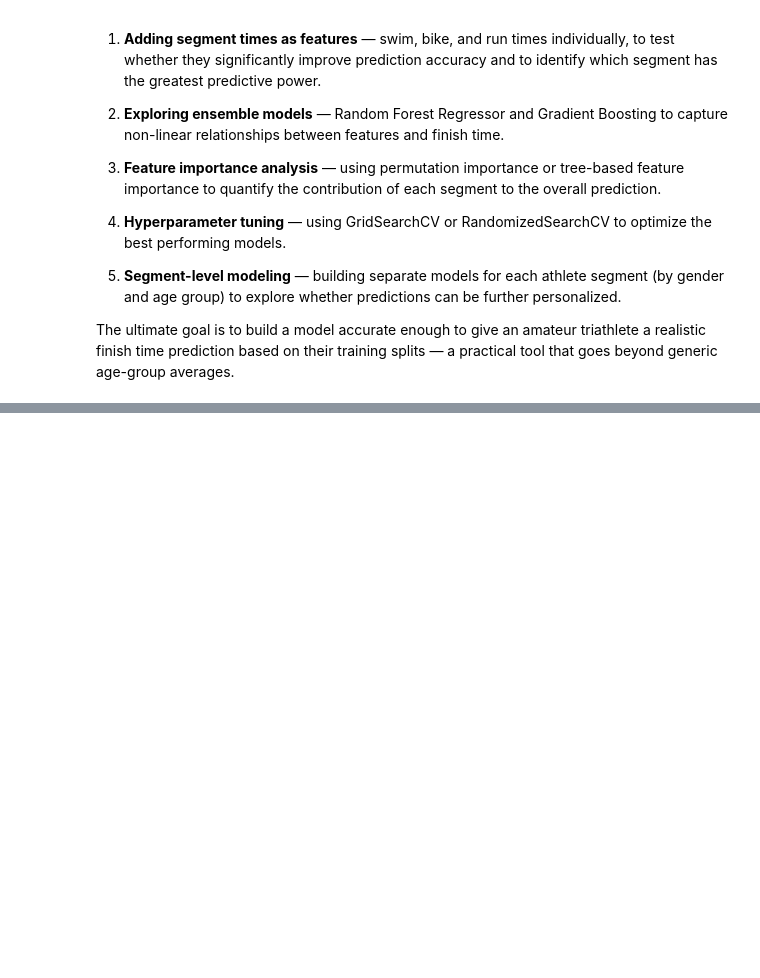
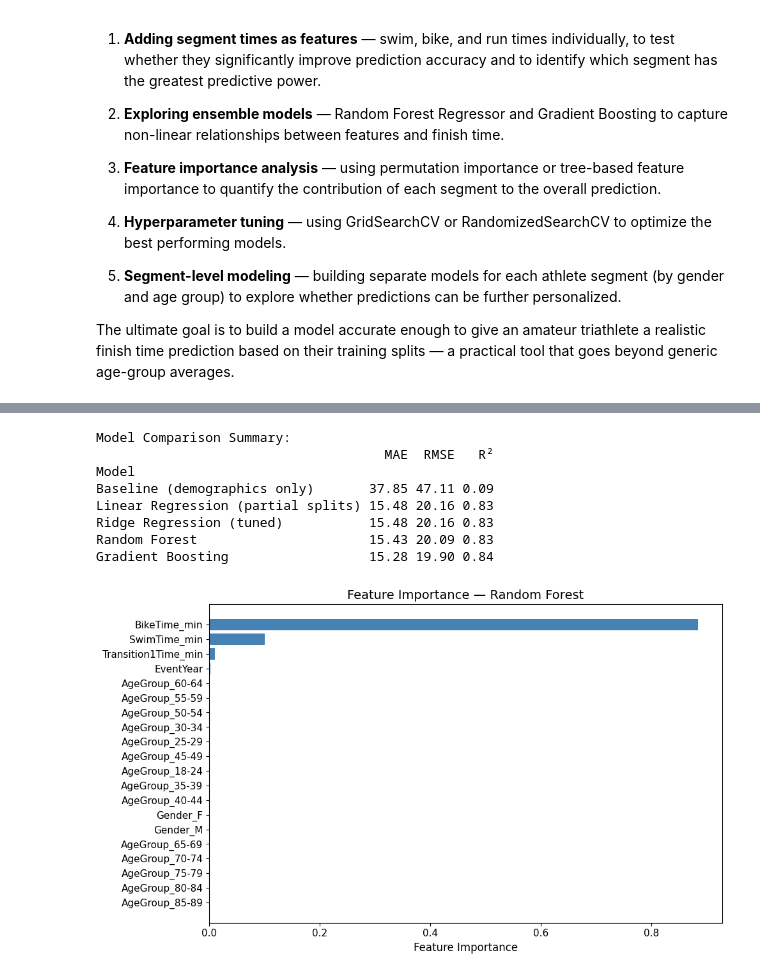
Before and after one commit to abarbancho/ironman-703-performance-analysis-capstone, a Jupyter notebook: notebooks/ironman_capstone.ipynb, the cells around one changed output, grey strips where cells are left out. Saved outputs shown, nothing was run; the diff lists cells and outputs as text; code cells hidden in the pictures; blank space fills up the shorter version.

Commit message:
Add modeling phase - Linear Regression, Ridge, Random Forest and Gradient Boosting

```diff
--- a/notebooks/ironman_capstone.ipynb
+++ b/notebooks/ironman_capstone.ipynb
@@ -930,0 +1026,18 @@ splits — a practical tool that goes beyond generic age-group averages.
+# %%
+# Linear Regression with partial splits
+lr_v2 = Pipeline([
+    ('preprocessor', preprocessor_v2),
+    ('model', LinearRegression())
+])
+
+lr_v2.fit(X_train_v2, y_train_v2)
+
+y_pred_test_v2 = lr_v2.predict(X_test_v2)
+
+results_v2 = evaluate_model('Linear Regression (partial splits)',
+                             y_test_v2, y_pred_test_v2)
+
+# Comparison with baseline
+print("\nComparison with baseline:")
+print(f"  Baseline (demographics only): R²=0.09 | RMSE=47.11 | MAE=37.85")
+print(f"  With partial splits:          R²={results_v2['R²']:.2f} | RMSE={results_v2['RMSE']:.2f} | MAE={results_v2['MAE']:.2f}")
@@ -930,0 +1147,52 @@ splits — a practical tool that goes beyond generic age-group averages.
+# %%
+# Summary table
+all_results = pd.DataFrame([
+    {'Model': 'Baseline (demographics only)', 'MAE': 37.85, 'RMSE': 47.11, 'R²': 0.09},
+    {'Model': 'Linear Regression (partial splits)', 'MAE': 15.48, 'RMSE': 20.16, 'R²': 0.8327},
+    {'Model': 'Ridge Regression (tuned)', 'MAE': 15.48, 'RMSE': 20.16, 'R²': 0.8327},
+    {'Model': 'Random Forest', 'MAE': 15.43, 'RMSE': 20.09, 'R²': 0.8338},
+    {'Model': 'Gradient Boosting', 'MAE': 15.28, 'RMSE': 19.90, 'R²': 0.8370},
+]).set_index('Model')
+
+print("Model Comparison Summary:")
+print(all_results)
+
+# Feature importance from Random Forest
+rf_model = rf_pipe.named_steps['model']
+preprocessor_fitted = rf_pipe.named_steps['preprocessor']
+
+# Get feature names
+cat_features = preprocessor_fitted.named_transformers_['cat']\
+    .get_feature_names_out(categorical_features_v2)
+num_features = numeric_features_v2
+
+all_feature_names = list(cat_features) + list(num_features)
+
+# Plot feature importance
+importance_df = pd.DataFrame({
+    'Feature': all_feature_names,
+    'Importance': rf_model.feature_importances_
+}).sort_values('Importance', ascending=False)
+
+fig, ax = plt.subplots(figsize=(10, 6))
+ax.barh(importance_df['Feature'], importance_df['Importance'],
+        color='steelblue')
+ax.set_xlabel('Feature Importance', fontsize=12)
+ax.set_title('Feature Importance — Random Forest', fontsize=14)
+ax.invert_yaxis()
+ax.tick_params(axis='both', labelsize=11)
+plt.tight_layout()
+plt.show()
+
+print("\nFeature Importance:")
+print(importance_df.to_string(index=False))
+# %% [output]
+Model Comparison Summary:
+                                     MAE  RMSE   R²
+Model
+Baseline (demographics only)       37.85 47.11 0.09
+Linear Regression (partial splits) 15.48 20.16 0.83
+Ridge Regression (tuned)           15.48 20.16 0.83
+Random Forest                      15.43 20.09 0.83
+Gradient Boosting                  15.28 19.90 0.84
+[figure, added]
```
Also changed, not shown: parts of 18 cells of this notebook.
